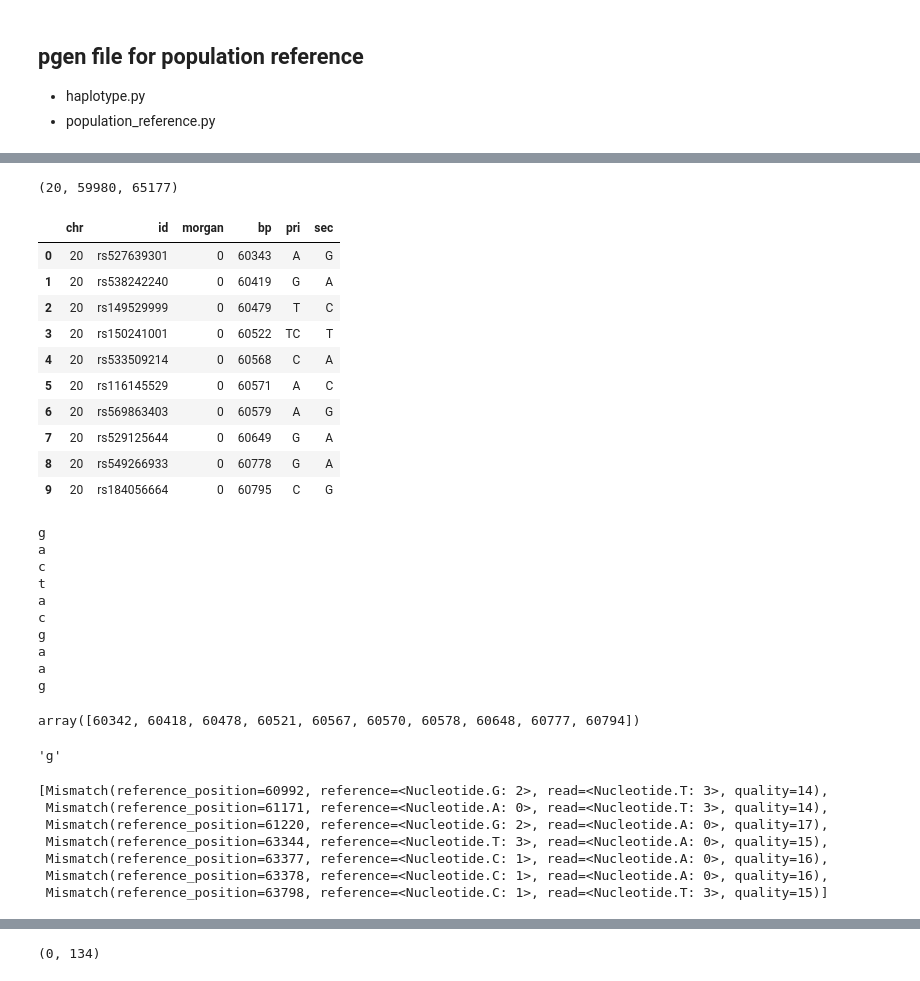
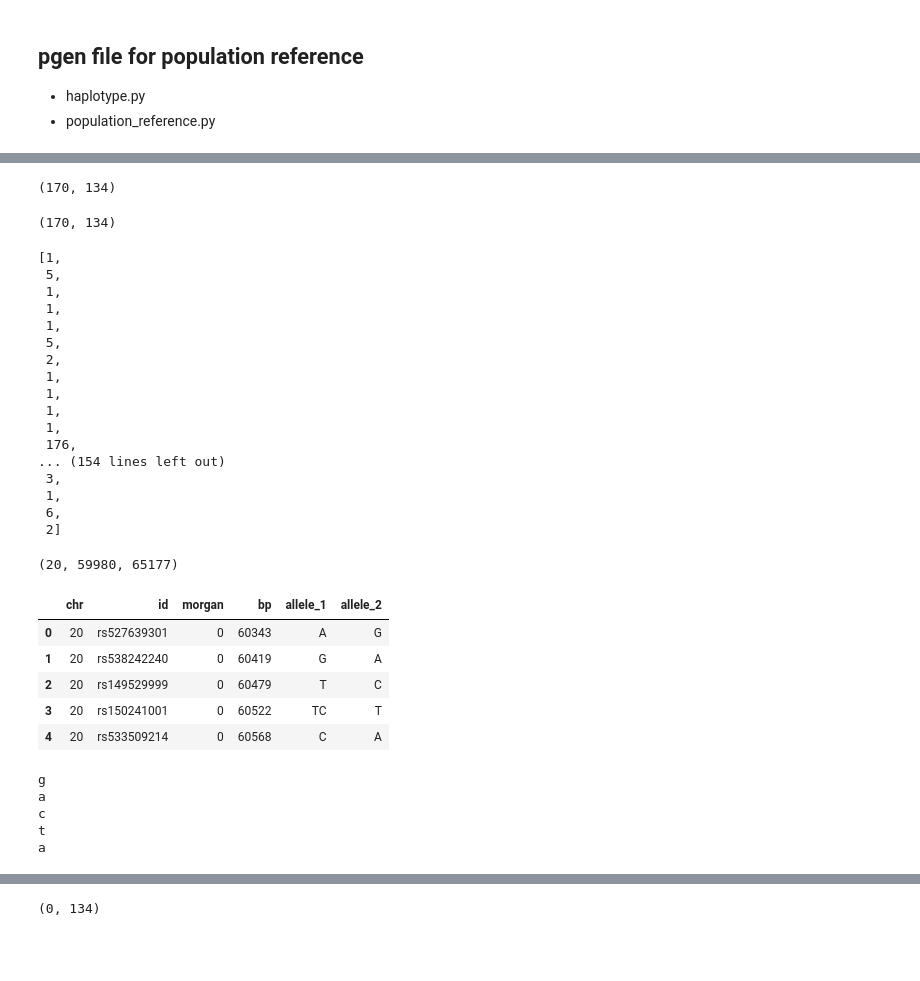
Before and after one commit to rivas-lab/nanopore, a Jupyter notebook: dev/scripts/20170312/new_pipeline_20170312.ipynb, the cells around one changed output, grey strips where cells are left out. Drawn from its saved outputs; the diff is of its cells as text; code cells hidden in the pictures; blank space fills up the shorter version.

```diff
--- a/dev/scripts/20170312/new_pipeline_20170312.ipynb
+++ b/dev/scripts/20170312/new_pipeline_20170312.ipynb
@@ -162,0 +277,4 @@ pgen = population_reference(params)
+# %%
+haps.shape
+# %% [output]
+(170, 134)
@@ -163,24 +283,43 @@ pgen = population_reference(params)
+# %%
+np.array([x for x in cnt.keys()]).shape
+# %% [output]
+(170, 134)
+# %%
+cnt.values()
+# %% [output]
+[1,
+ 5,
+ 1,
+ 1,
+ 1,
+ 5,
+ 2,
+ 1,
+ 1,
+ 1,
+ 1,
+ 176,
+... (154 lines left out)
+ 3,
+ 1,
+ 6,
+ 2]
 # %%
 # the first read spans
 r.reference_chr, r.reference_start, r.reference_end
 # %% [output]
 (20, 59980, 65177)
 # %%
-bim.raw_tables['20'].head(10)
+bim.raw_tables['20'].head()
 # %% [output]
-|  | chr | id | morgan | bp | pri | sec |
+|  | chr | id | morgan | bp | allele_1 | allele_2 |
 | 0 | 20 | rs527639301 | 0 | 60343 | A | G |
 | 1 | 20 | rs538242240 | 0 | 60419 | G | A |
 | 2 | 20 | rs149529999 | 0 | 60479 | T | C |
 | 3 | 20 | rs150241001 | 0 | 60522 | TC | T |
 | 4 | 20 | rs533509214 | 0 | 60568 | C | A |
-| 5 | 20 | rs116145529 | 0 | 60571 | A | C |
-| 6 | 20 | rs569863403 | 0 | 60579 | A | G |
-| 7 | 20 | rs529125644 | 0 | 60649 | G | A |
-| 8 | 20 | rs549266933 | 0 | 60778 | G | A |
-| 9 | 20 | rs184056664 | 0 | 60795 | C | G |
 # %%
-for bp in bim.get_bp(20)[:10]:
+for bp in bim.get_bp(20)[:5]:
     print reference.fetch(reference = 'chr20', start     = bp, end       = bp + 1)
 # %% [output]
 g
@@ -188,28 +327,3 @@ a
 c
 t
 a
-c
-g
-a
-a
-g
-# %%
-bim.get_bp(20)[:10]
-# %% [output]
-array([60342, 60418, 60478, 60521, 60567, 60570, 60578, 60648, 60777, 60794])
-# %%
-reference.fetch(reference = 'chr20',
-                start     = 60992,
-                end       = 60993)
-# %% [output]
-'g'
-# %%
-r.get_mismatches()
-# %% [output]
-[Mismatch(reference_position=60992, reference=<Nucleotide.G: 2>, read=<Nucleotide.T: 3>, quality=14),
- Mismatch(reference_position=61171, reference=<Nucleotide.A: 0>, read=<Nucleotide.T: 3>, quality=14),
- Mismatch(reference_position=61220, reference=<Nucleotide.G: 2>, read=<Nucleotide.A: 0>, quality=17),
- Mismatch(reference_position=63344, reference=<Nucleotide.T: 3>, read=<Nucleotide.A: 0>, quality=15),
- Mismatch(reference_position=63377, reference=<Nucleotide.C: 1>, read=<Nucleotide.A: 0>, quality=16),
- Mismatch(reference_position=63378, reference=<Nucleotide.C: 1>, read=<Nucleotide.A: 0>, quality=16),
- Mismatch(reference_position=63798, reference=<Nucleotide.C: 1>, read=<Nucleotide.T: 3>, quality=15)]
```
Also changed, not shown: parts of 20 cells of this notebook, 2 other files.
